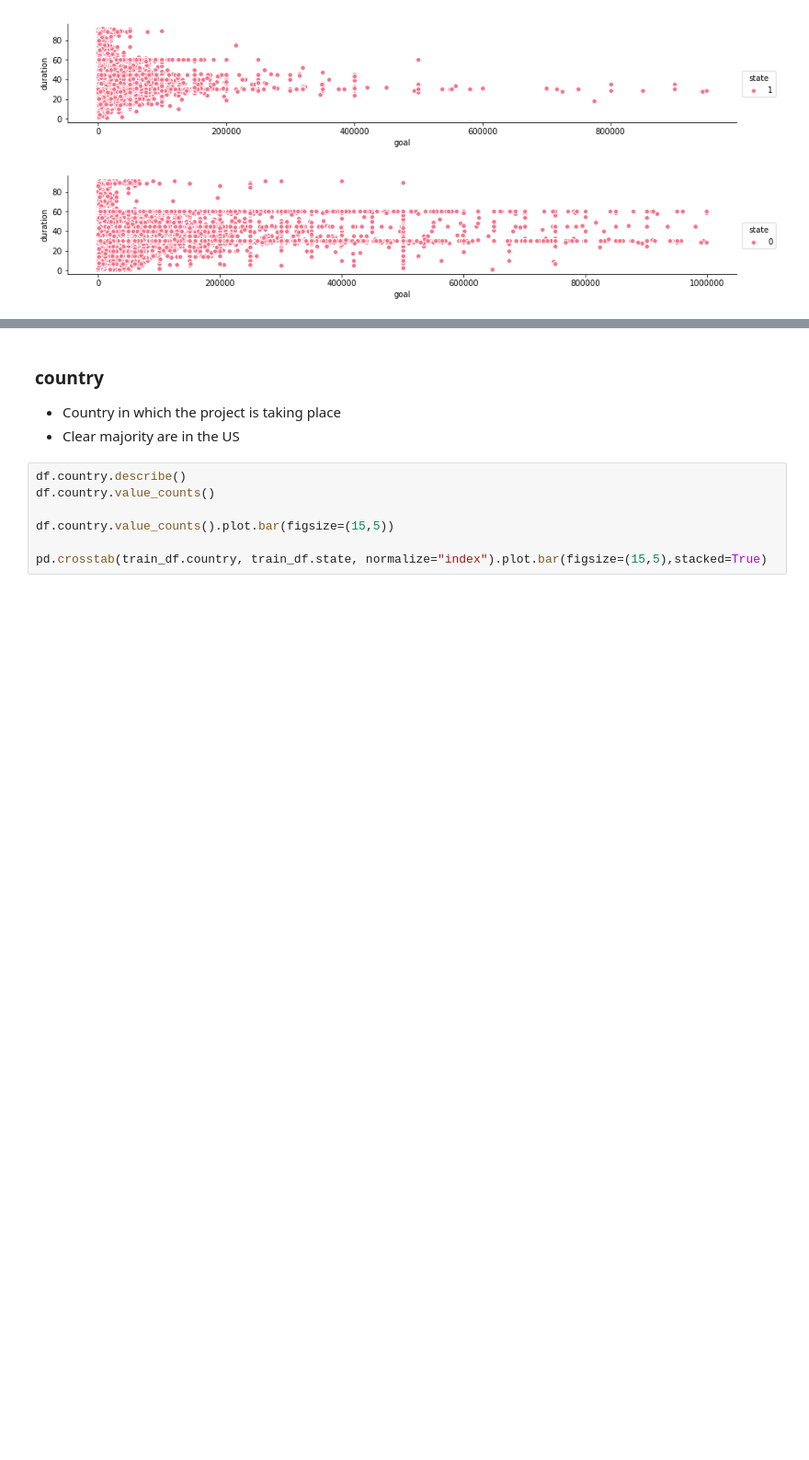
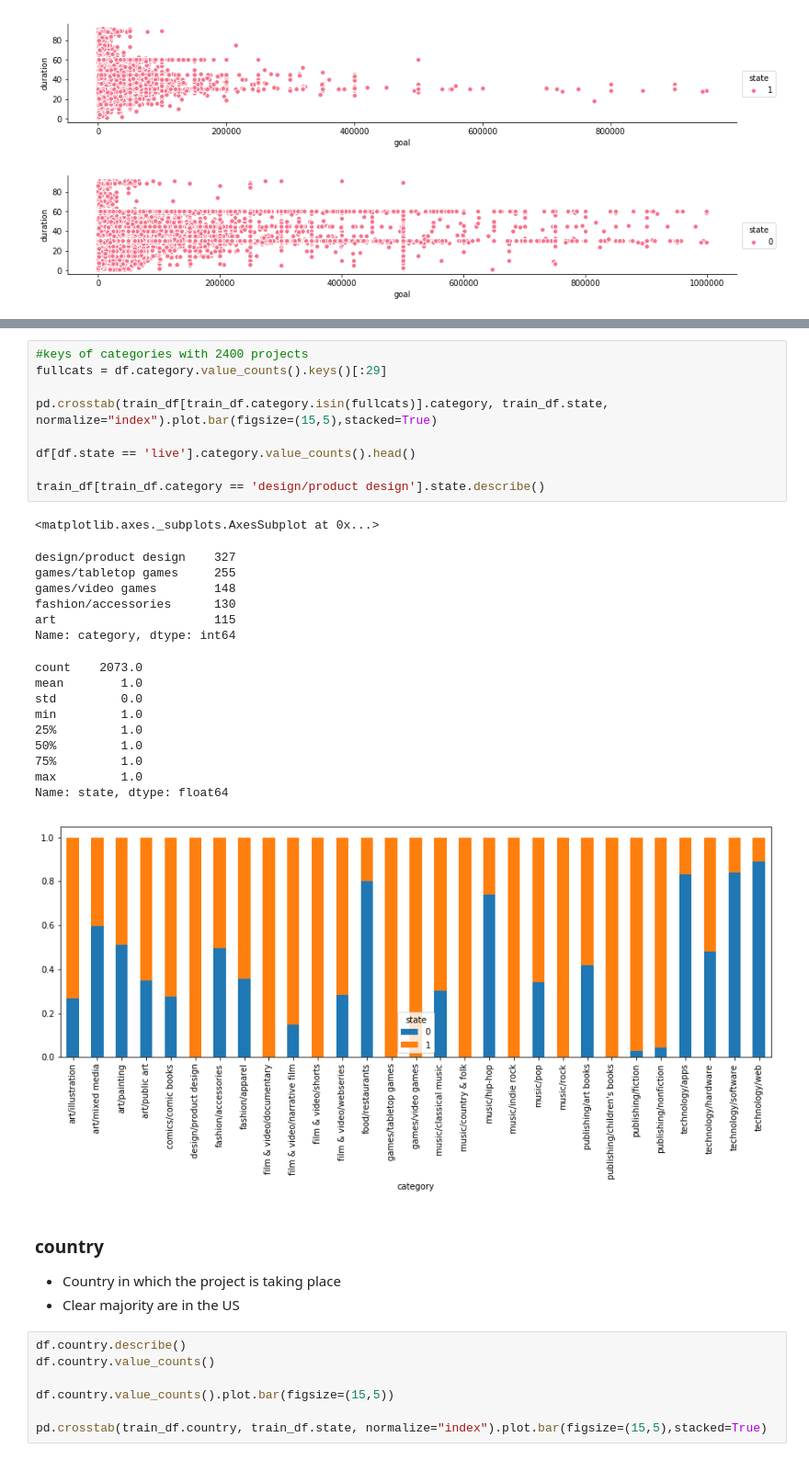
Before and after one commit to jaeeolma/ties445, a Jupyter notebook: Data exploration.ipynb, the cells around one changed output, grey strips where cells are left out. Shown at 92% size. Drawn from its saved outputs; the diff is of its cells as text; blank space fills up the shorter version.

```diff
--- a/Data exploration.ipynb
+++ b/Data exploration.ipynb
@@ -301,3 +304,30 @@ Name: category, Length: 168, dtype: int64
+# %%
+#keys of categories with 2400 projects
+fullcats = df.category.value_counts().keys()[:29]
+
+pd.crosstab(train_df[train_df.category.isin(fullcats)].category, train_df.state, normalize="index").plot.bar(figsize=(15,5),stacked=True)
+
+df[df.state == 'live'].category.value_counts().head()
+
+train_df[train_df.category == 'design/product design'].state.describe()
+# %% [output]
+<matplotlib.axes._subplots.AxesSubplot at 0x...>
+design/product design    327
+games/tabletop games     255
+games/video games        148
+fashion/accessories      130
+art                      115
+Name: category, dtype: int64
+count    2073.0
+mean        1.0
+std         0.0
+min         1.0
+25%         1.0
+50%         1.0
+75%         1.0
+max         1.0
+Name: state, dtype: float64
+[figure, added]
 # %% [markdown]
 ### country
 
```
Also changed, not shown: parts of 15 cells of this notebook.
